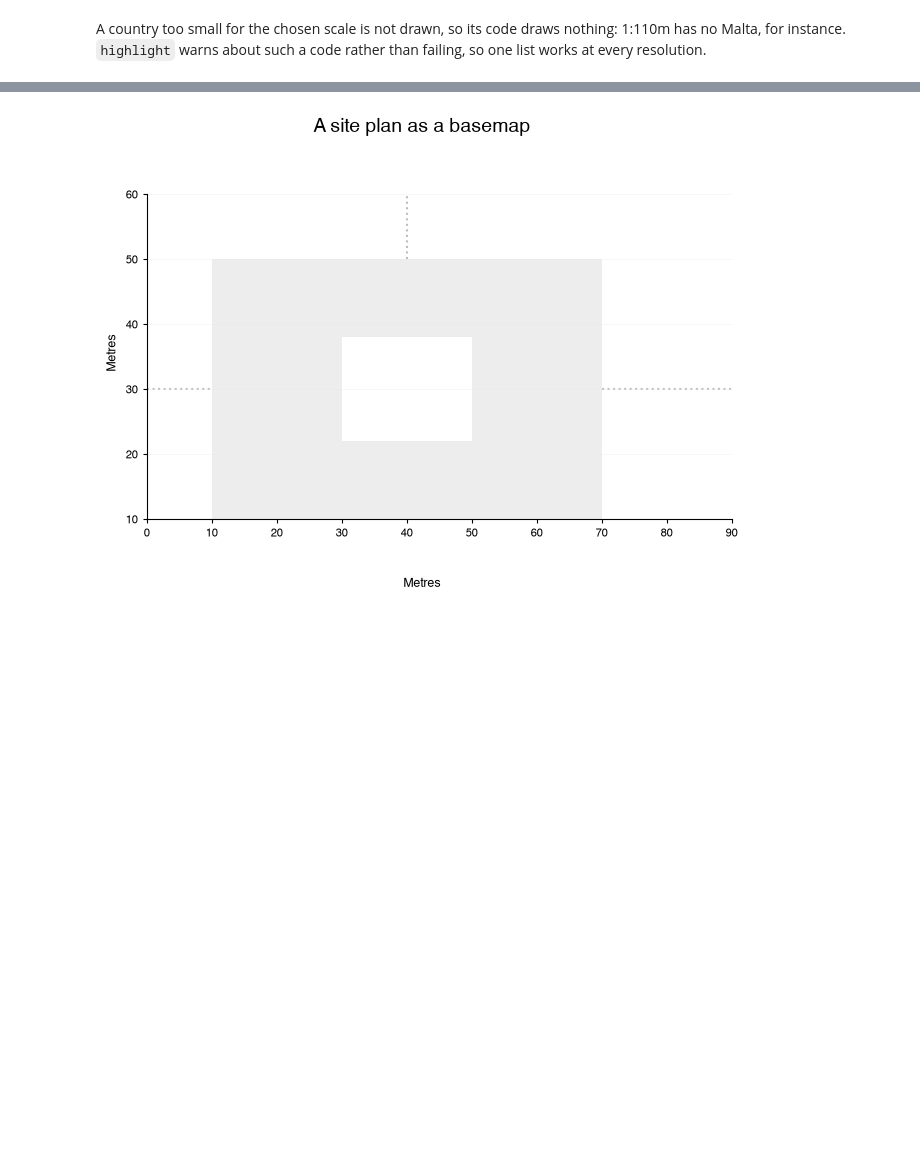
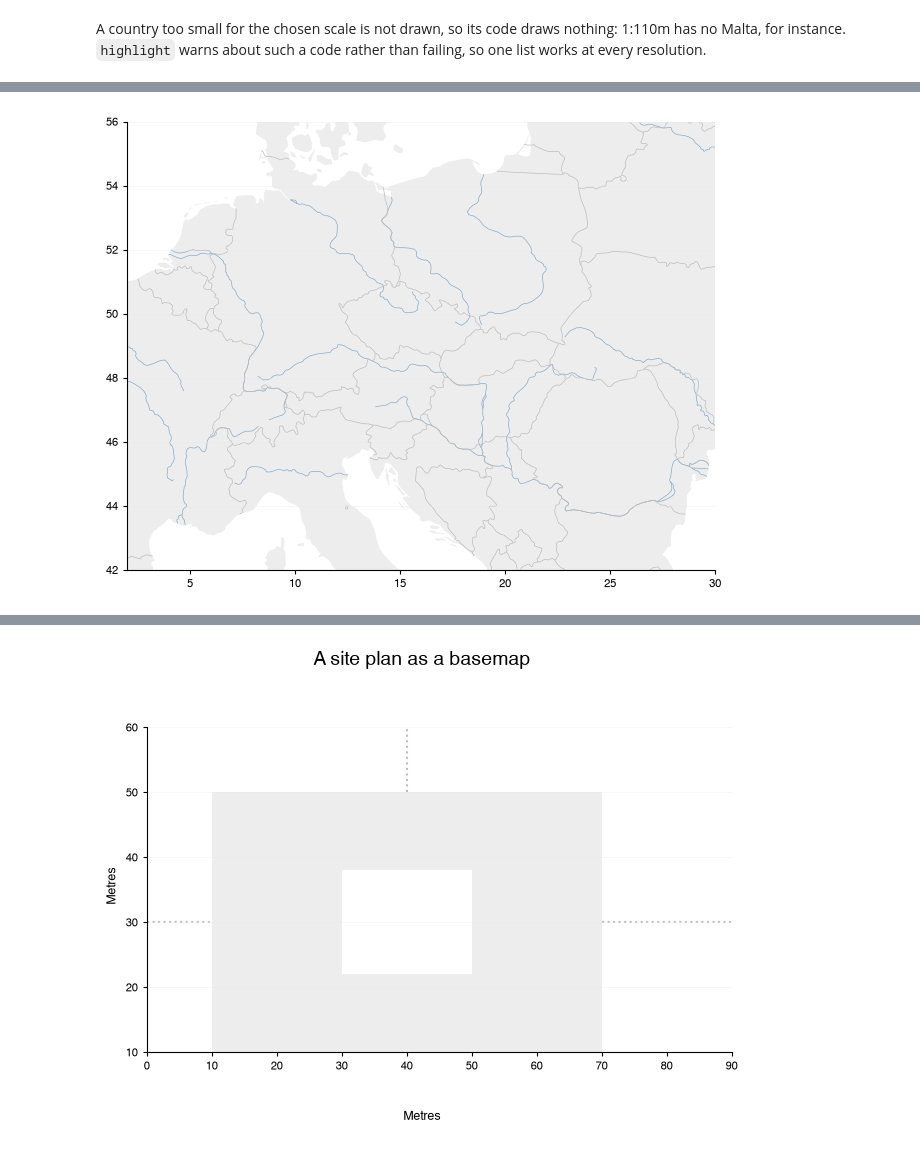
Before and after one commit to eriknovak/datachart, a Jupyter notebook: docs/how-to-guides/charts/basemapchart.ipynb, the cells around one changed output, grey strips where cells are left out. Saved outputs shown, nothing was run; the diff lists cells and outputs as text; code cells hidden in the pictures; blank space fills up the shorter version.

```diff
--- a/docs/how-to-guides/charts/basemapchart.ipynb
+++ b/docs/how-to-guides/charts/basemapchart.ipynb
@@ -250,0 +256,13 @@ Without the network, a resolution that is not cached yet raises an error that na
+# %%
+BasemapChart(
+    [BASEMAP_FEATURE.LAND, BASEMAP_FEATURE.RIVERS, BASEMAP_FEATURE.BORDERS],
+    resolution=BASEMAP_RESOLUTION.MEDIUM,
+    # from the Rhine to the Carpathians
+    xmin=2,
+    xmax=30,
+    ymin=42,
+    ymax=56,
+    aspect_ratio=ASPECT_RATIO.GEOGRAPHIC,
+).show()
+# %% [output]
+[figure, added]
```
Also changed, not shown: parts of 10 cells of this notebook, 23 other files.
